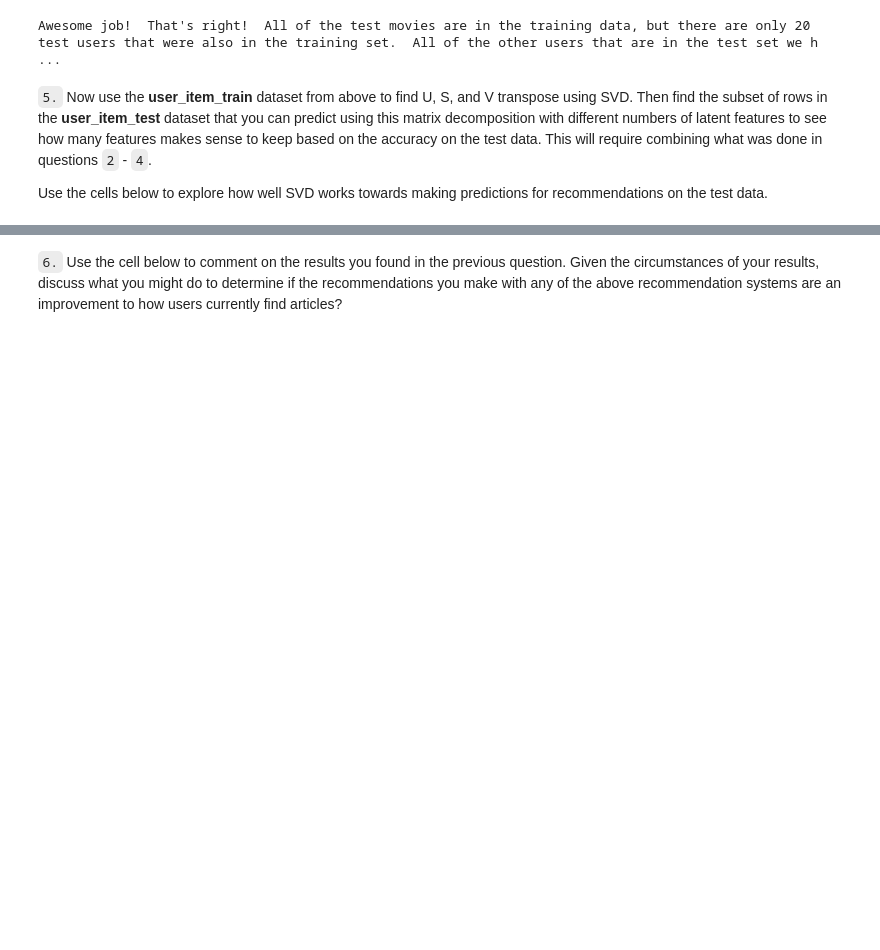
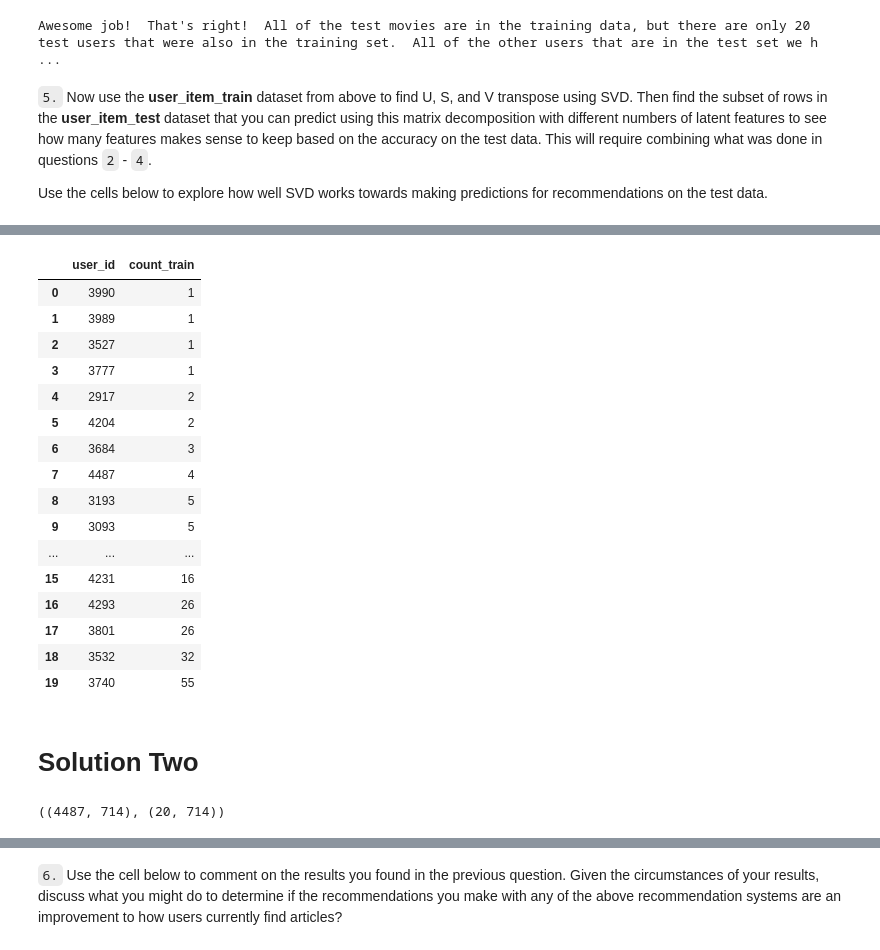
Before and after one commit to chengjiecui/Recommendations_with_IBM, a Jupyter notebook: Recommendations_with_IBM.ipynb, the cells around one changed output, grey strips where cells are left out. Cells and saved outputs as stored; diff of their text form; code cells hidden in the pictures; blank space fills up the shorter version.

Commit message:
fix: Add solution 2, ansewer Q6

```diff
--- a/Recommendations_with_IBM.ipynb
+++ b/Recommendations_with_IBM.ipynb
@@ -1084,0 +1148,58 @@ plt.legend();
+# %%
+# Training-set interactions count by the 20 test-users
+# This can be comparied with the over-all count by the same users
+u20_train_interactions = pd.DataFrame(user_item_test.sum(axis=1).sort_values()).reset_index()
+u20_train_interactions.columns=['user_id','count_train']
+u20_train_interactions
+# %% [output]
+|  | user_id | count_train |
+| 0 | 3990 | 1 |
+| 1 | 3989 | 1 |
+| 2 | 3527 | 1 |
+| 3 | 3777 | 1 |
+| 4 | 2917 | 2 |
+| 5 | 4204 | 2 |
+| 6 | 3684 | 3 |
+| 7 | 4487 | 4 |
+| 8 | 3193 | 5 |
+| 9 | 3093 | 5 |
+| ... | ... | ... |
+| 15 | 4231 | 16 |
+| 16 | 4293 | 26 |
+| 17 | 3801 | 26 |
+| 18 | 3532 | 32 |
+| 19 | 3740 | 55 |
+# %% [markdown]
+# Solution Two
+# %%
+df_train = df.head(40000)
+df_test = df.tail(5993)
+
+def create_test_and_train_user_item(df_train, df_test):
+    '''
+    INPUT:
+    df_train - training dataframe
+    df_test - test dataframe
+
+    OUTPUT:
+    user_item_train - a user-item matrix of the training dataframe
+                      (unique users for each row and unique articles for each column)
+    user_item_test - a user-item matrix of the testing dataframe
+                    (unique users for each row and unique articles for each column)
+    test_idx - all of the test user ids
+    test_arts - all of the test article ids
+
+    '''
+    # Your code here
+    test_ids = [uid for uid in df_test.user_id.unique() if uid in df_train.user_id.unique()]
+    user_item_train = create_user_item_matrix(df_train)
+    user_item_all = create_user_item_matrix(df)
+    user_item_test = user_item_all[user_item_all.index.isin(test_ids)]
+#     test_arts = user_item_test.columns.get_level_values('article_id').tolist()
+
+    return user_item_train, user_item_test
+
+user_item_train, user_item_test = create_test_and_train_user_item(df_train, df_test)
+user_item_train.shape,user_item_test.shape
+# %% [output]
+((4487, 714), (20, 714))
```
Also changed, not shown: parts of 20 cells of this notebook.
